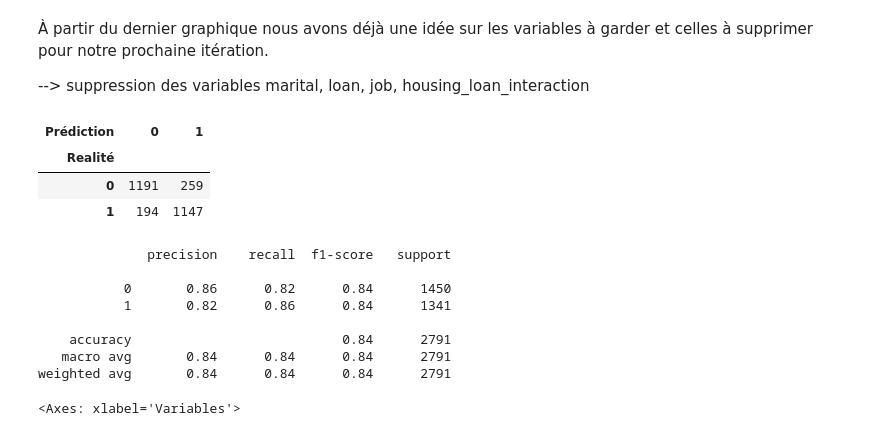
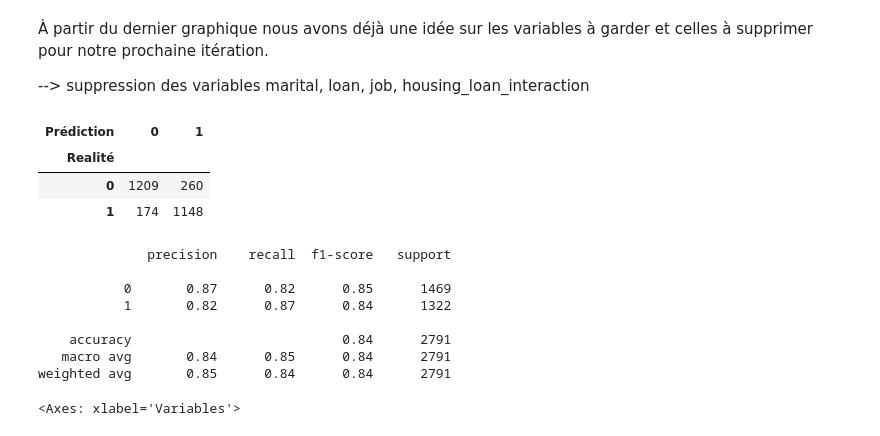
Before and after one commit to Manal-art-coder/DataScientest_Project, a Jupyter notebook: Notebook_commun_final_ML.ipynb, the cells around one changed output. Cells and saved outputs as stored; diff of their text form; code cells hidden in the pictures.

```diff
--- a/Notebook_commun_final_ML.ipynb
+++ b/Notebook_commun_final_ML.ipynb
@@ -914,7 +915,7 @@ features=bank.drop(columns=['deposit'])
 target=bank['deposit']
 # %%
 from sklearn.model_selection import train_test_split
-X_train, X_test, y_train, y_test= train_test_split(features, target, test_size=0.25, random_state = 42)
+X_train, X_test, y_train, y_test= train_test_split(features, target, test_size=0.25, random_state = 42, stratify=target)
 # %% [markdown]
 **Gestion des valeurs manquantes**
 # %%
@@ -1097,24 +1109,24 @@ X_test=X_test_scaled_df.drop(columns=cols_à_supprimer)
 # %%
 cl2.fit(X_train, y_train)
 
-y_pred = cl2.predict(X_test)
+y_pred_before = cl2.predict(X_test)
 
-display(pd.crosstab(y_test,y_pred, rownames=['Realité'], colnames=['Prédiction']))
+display(pd.crosstab(y_test,y_pred_before, rownames=['Realité'], colnames=['Prédiction']))
 
-print(classification_report(y_test, y_pred))
+print(classification_report(y_test, y_pred_before))
 # %% [output]
 | Prédiction | 0 | 1 |
 | Realité |  |  |
-| 0 | 1191 | 259 |
-| 1 | 194 | 1147 |
+| 0 | 1209 | 260 |
+| 1 | 174 | 1148 |
               precision    recall  f1-score   support
 
-           0       0.86      0.82      0.84      1450
-           1       0.82      0.86      0.84      1341
+           0       0.87      0.82      0.85      1469
+           1       0.82      0.87      0.84      1322
 
     accuracy                           0.84      2791
-   macro avg       0.84      0.84      0.84      2791
-weighted avg       0.84      0.84      0.84      2791
+   macro avg       0.84      0.85      0.84      2791
+weighted avg       0.85      0.84      0.84      2791
 # %%
 %matplotlib inline
 final_columns = X_train.columns
```
Also changed, not shown: parts of 23 cells of this notebook.
